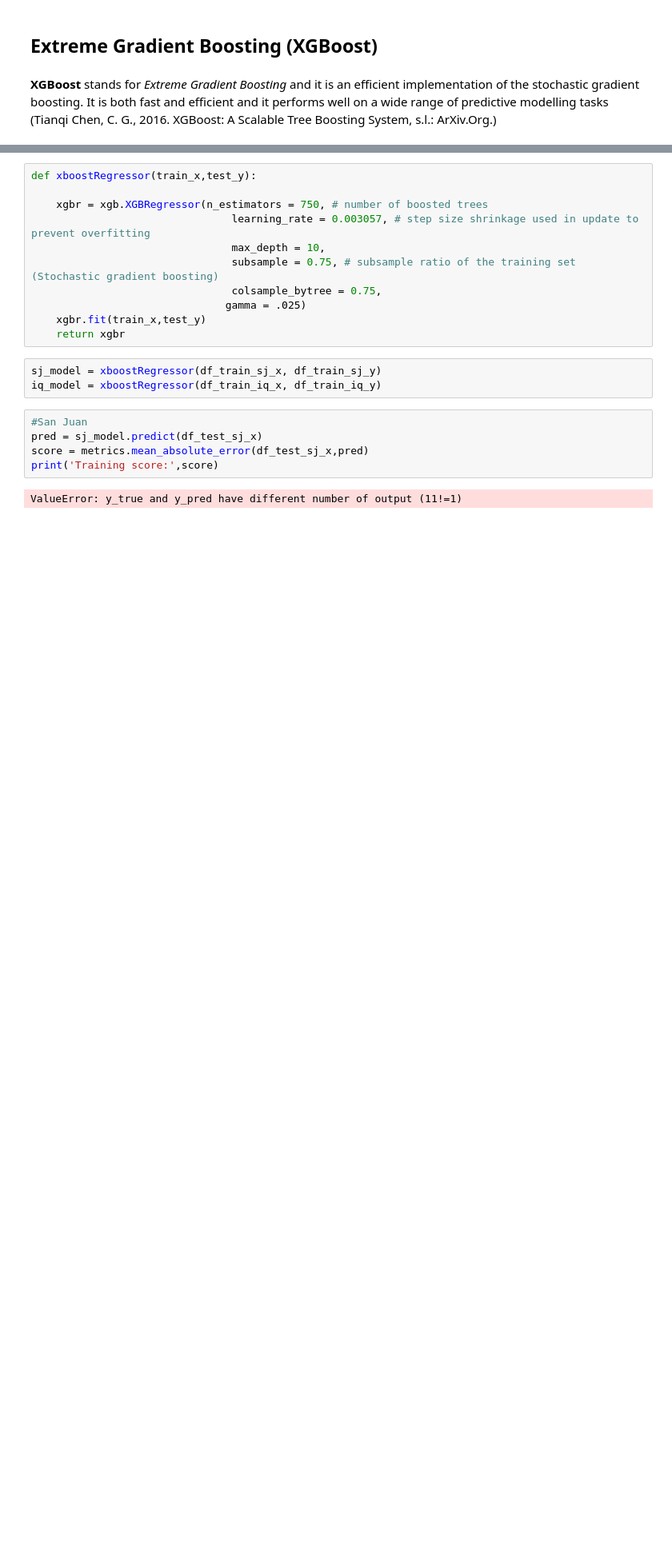
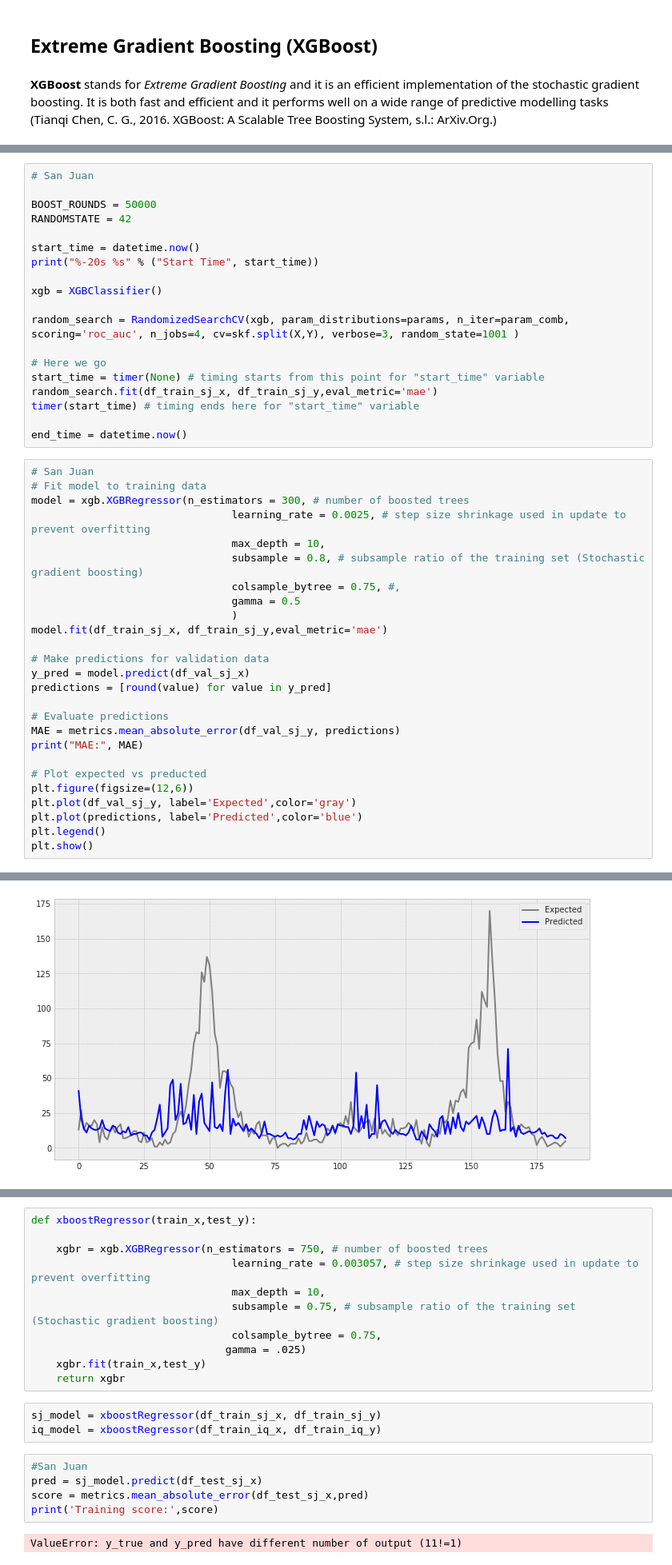
Before and after one commit to giuliamart/capstone_project_MLEN, a Jupyter notebook: DengAI_ Predicting Disease Spread.ipynb, the cells around one changed output, grey strips where cells are left out. Shown at 80% size. Saved outputs shown, nothing was run; the diff lists cells and outputs as text; blank space fills up the shorter version.

```diff
--- a/DengAI_ Predicting Disease Spread.ipynb
+++ b/DengAI_ Predicting Disease Spread.ipynb
@@ -721,0 +721,46 @@ Accuracy: 0.00%
+# %%
+# San Juan
+
+BOOST_ROUNDS = 50000
+RANDOMSTATE = 42
+
+start_time = datetime.now()
+print("%-20s %s" % ("Start Time", start_time))
+
+xgb = XGBClassifier()
+
+random_search = RandomizedSearchCV(xgb, param_distributions=params, n_iter=param_comb, scoring='roc_auc', n_jobs=4, cv=skf.split(X,Y), verbose=3, random_state=1001 )
+
+# Here we go
+start_time = timer(None) # timing starts from this point for "start_time" variable
+random_search.fit(df_train_sj_x, df_train_sj_y,eval_metric='mae')
+timer(start_time) # timing ends here for "start_time" variable
+
+end_time = datetime.now()
+# %%
+# San Juan
+# Fit model to training data
+model = xgb.XGBRegressor(n_estimators = 300, # number of boosted trees
+                                learning_rate = 0.0025, # step size shrinkage used in update to prevent overfitting
+                                max_depth = 10,
+                                subsample = 0.8, # subsample ratio of the training set (Stochastic gradient boosting)
+                                colsample_bytree = 0.75, #,
+                                gamma = 0.5
+                                )
+model.fit(df_train_sj_x, df_train_sj_y,eval_metric='mae')
+
+# Make predictions for validation data
+y_pred = model.predict(df_val_sj_x)
+predictions = [round(value) for value in y_pred]
+
+# Evaluate predictions
+MAE = metrics.mean_absolute_error(df_val_sj_y, predictions)
+print("MAE:", MAE)
+
+# Plot expected vs preducted
+plt.figure(figsize=(12,6))
+plt.plot(df_val_sj_y, label='Expected',color='gray')
+plt.plot(predictions, label='Predicted',color='blue')
+plt.legend()
+plt.show()
+# %% [output]
@@ -721,0 +768 @@ Accuracy: 0.00%
+[figure, added]
```
Also changed, not shown: parts of 9 cells of this notebook.
